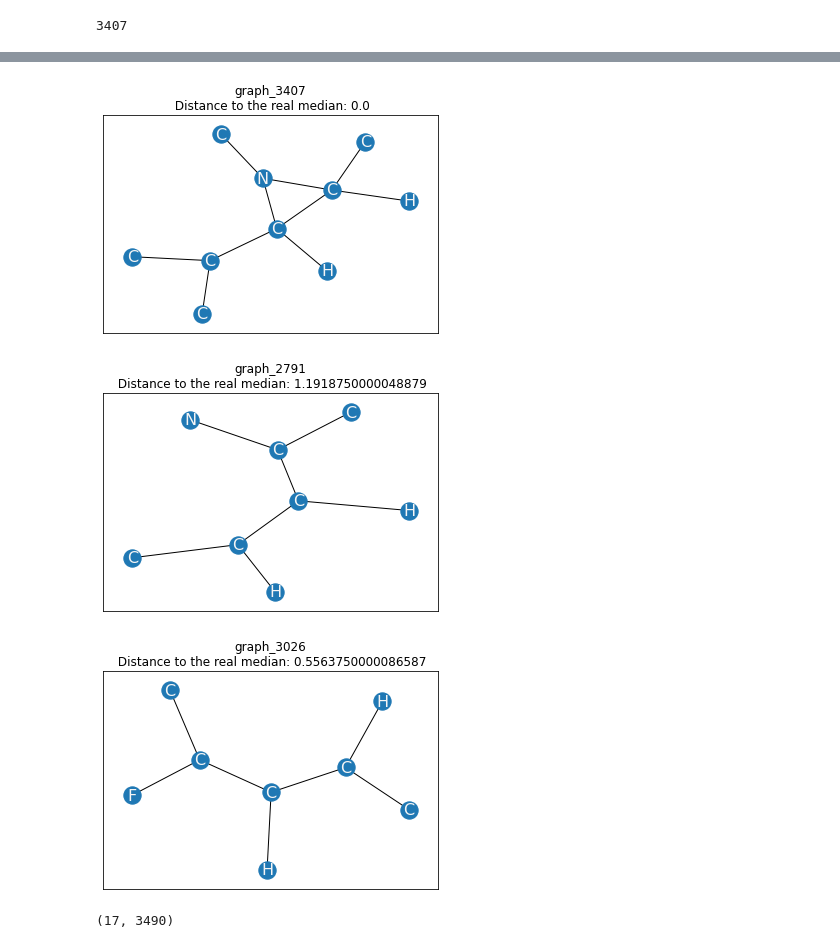
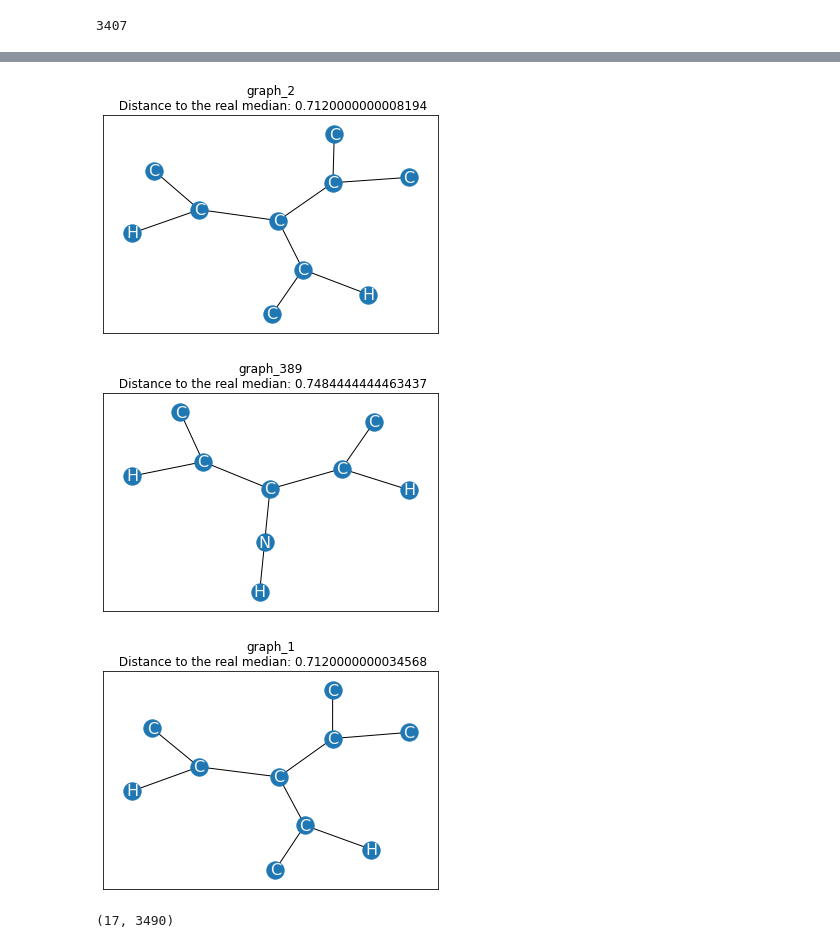
Before and after one commit to ElouanV/optimal_transport_for_gnn, a Jupyter notebook: src/study_median_approx.ipynb, the cells around one changed output, grey strips where cells are left out. Saved outputs shown, nothing was run; the diff lists cells and outputs as text; code cells hidden in the pictures.

```diff
--- a/src/study_median_approx.ipynb
+++ b/src/study_median_approx.ipynb
@@ -46,11 +57,11 @@ def show_graph(i):
         distance_to_median = distances_matrix[real_median_index, i]
         tools.show_graph(tools.relabel_graph_to_mutag(graphs[i].nx_graph, mutag_labels), name="graph_" + str(i), layout="kamada_kawai", title="graph_" + str(i) + "\n Distance to the real median: " + str(distance_to_median), save=False)
 # %%
-show_graph(real_median_index)
-show_graph(2791)
-show_graph(3026)
+show_graph(2)
+show_graph(389)
+show_graph(1)
 # %% [output]
-[figure, old version]
+[figure, new version]
-[figure, old version]
+[figure, new version]
-[figure, old version]
+[figure, new version]
 # %%
```
Also changed, not shown: parts of 6 cells of this notebook, 1 other file.
